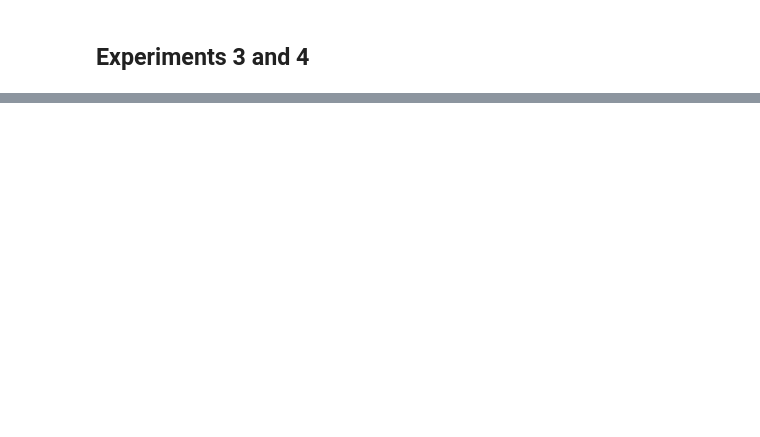
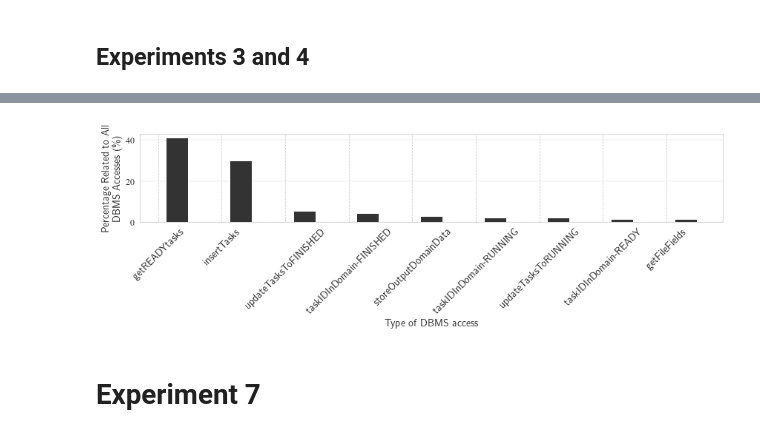
Before and after one commit to hpcdb/d-Chiron, a Jupyter notebook: experiments/experiment_plots.ipynb, the cells around one changed output, grey strips where cells are left out. Drawn from its saved outputs; the diff is of its cells as text; code cells hidden in the pictures; blank space fills up the shorter version.

```diff
--- a/experiments/experiment_plots.ipynb
+++ b/experiments/experiment_plots.ipynb
@@ -263,0 +350,44 @@ plt.savefig('exps3and4.pdf', format='pdf', dpi=1000, bbox_inches = 'tight')
+# %%
+#"Function": Time (%)
+exp6_data = {
+"getREADYtasks": 41.04528358,
+"insertTasks": 30.08422052,
+"updateTasksToFINISHED": 5.432542128,
+"taskIDInDomain-FINISHED": 4.311608831,
+"storeOutputDomainData": 3.005624146,
+"taskIDInDomain-RUNNING": 2.367772371,
+"updateTasksToRUNNING": 2.350595352,
+"taskIDInDomain-READY": 1.559389986,
+"getFileFields": 1.350078271
+}
+# %%
+fig, ax = plt.subplots(sharex=False, sharey=False, figsize=FIG_SIZE, nrows=1, ncols=1)
+palette = DEFAULT_PALETTE[:1]
+
+x = list(exp6_data.keys())
+y = list(exp6_data.values())
+width = 0.35
+
+ax.grid('on', which='major', axis='y', linestyle='--', linewidth=0.4, zorder=0)
+ax.bar(x=x,
+        height=y,
+        width=width,
+        color=palette[0],
+        zorder=2
+      )
+
+ax.set_ylabel("Percentage Related to All\nDBMS Accesses (\%)", fontsize=MEDIUM_SIZE, fontweight="bold")
+ax.set_xlabel("Type of DBMS access", fontsize=MEDIUM_SIZE, fontweight="bold")
+ax.set_axisbelow(True)
+
+ax.set_xticklabels(x, fontsize=MEDIUM_SIZE)
+plt.xticks(np.array(range(len(x)))-0.3, fontsize=MEDIUM_SIZE, rotation=45)
+
+
+plt.tight_layout()
+plt.subplots_adjust(left=None, bottom=None, right=None, top=None, wspace=None, hspace=0.35)
+plt.savefig('exp6.pdf', format='pdf', dpi=1000, bbox_inches = 'tight')
+# %% [output]
+[figure, added]
+# %% [markdown]
+# Experiment 7
```
Also changed, not shown: parts of 21 cells of this notebook, 2 other files.
